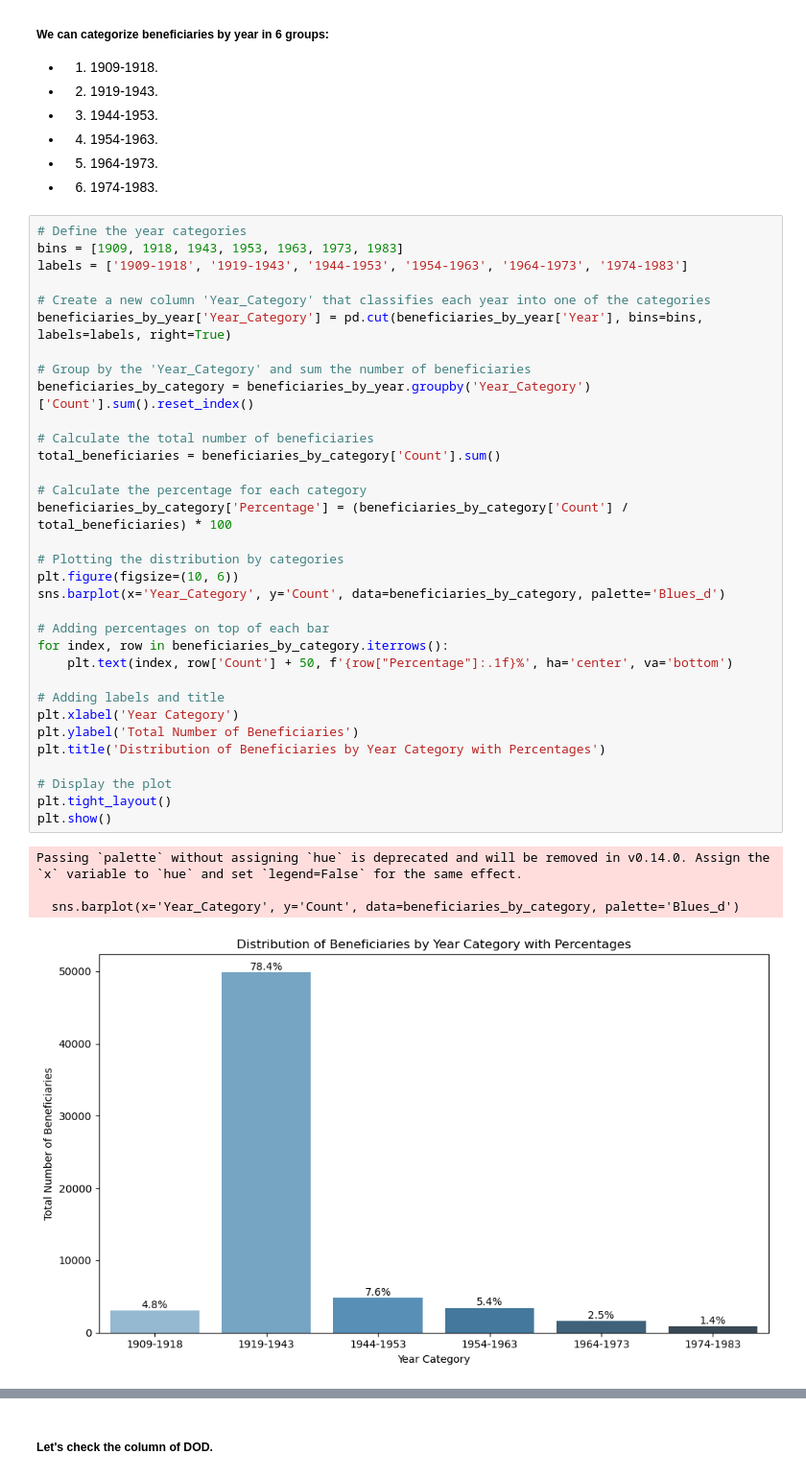
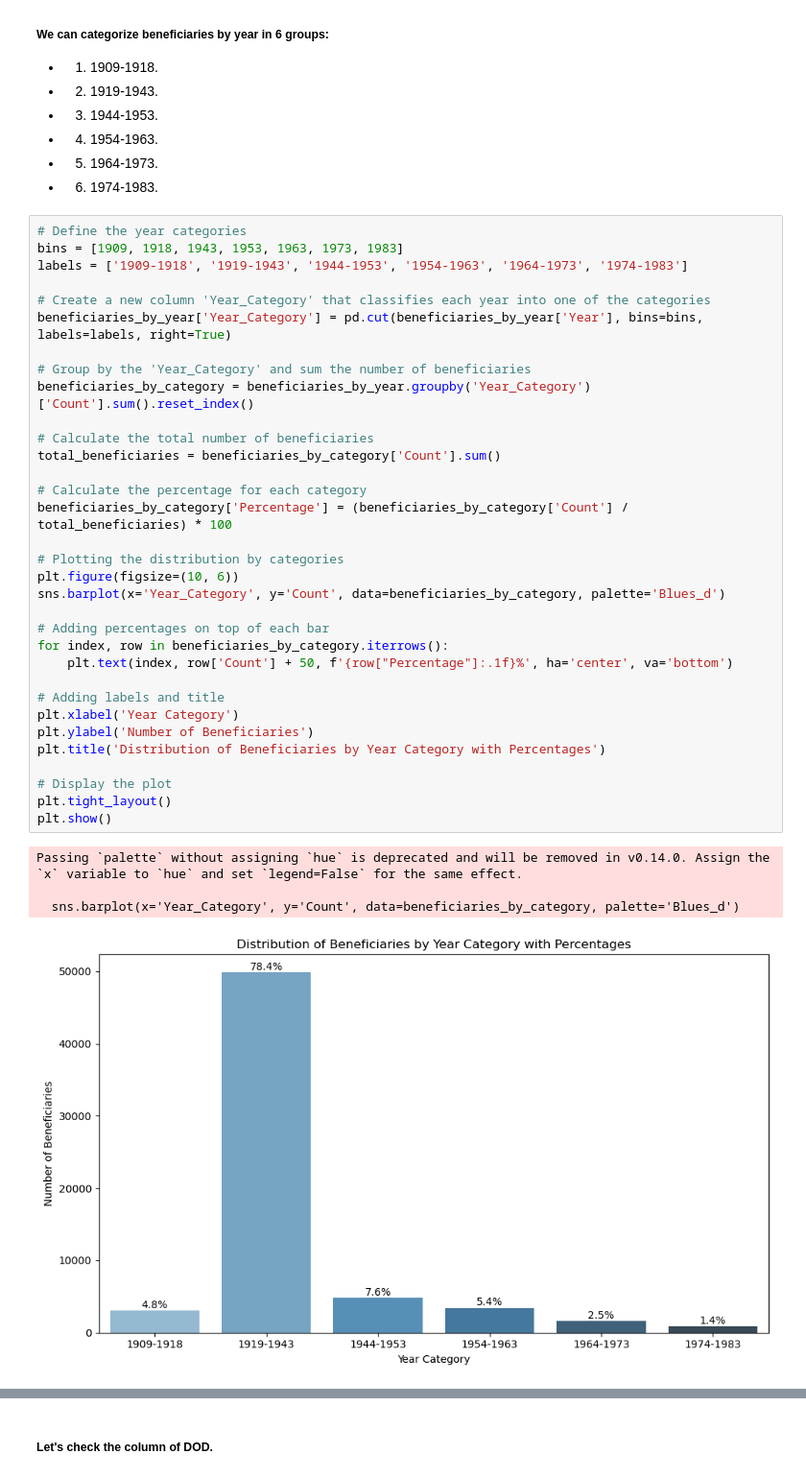
Before and after one commit to CesarChaparro1974/Healthcare-provider-fraud-detection, a Jupyter notebook: notebook.ipynb, the cells around one changed output, grey strips where cells are left out. Shown at 96% size. Saved outputs shown, nothing was run; the diff lists cells and outputs as text.

Commit message:
ended EDA beneficiaries

```diff
--- a/notebook.ipynb
+++ b/notebook.ipynb
@@ -213,32 +218,32 @@ labels = ['1909-1918', '1919-1943', '1944-1953', '1954-1963', '1964-1973', '1974
 beneficiaries_by_year['Year_Category'] = pd.cut(beneficiaries_by_year['Year'], bins=bins, labels=labels, right=True)
 
 # Group by the 'Year_Category' and sum the number of beneficiaries
 beneficiaries_by_category = beneficiaries_by_year.groupby('Year_Category')['Count'].sum().reset_index()
 
 # Calculate the total number of beneficiaries
 total_beneficiaries = beneficiaries_by_category['Count'].sum()
 
 # Calculate the percentage for each category
 beneficiaries_by_category['Percentage'] = (beneficiaries_by_category['Count'] / total_beneficiaries) * 100
 
 # Plotting the distribution by categories
 plt.figure(figsize=(10, 6))
 sns.barplot(x='Year_Category', y='Count', data=beneficiaries_by_category, palette='Blues_d')
 
 # Adding percentages on top of each bar
 for index, row in beneficiaries_by_category.iterrows():
     plt.text(index, row['Count'] + 50, f'{row["Percentage"]:.1f}%', ha='center', va='bottom')
 
 # Adding labels and title
 plt.xlabel('Year Category')
-plt.ylabel('Total Number of Beneficiaries')
+plt.ylabel('Number of Beneficiaries')
 plt.title('Distribution of Beneficiaries by Year Category with Percentages')
 
 # Display the plot
 plt.tight_layout()
 plt.show()
 # %% [output]
 Passing `palette` without assigning `hue` is deprecated and will be removed in v0.14.0. Assign the `x` variable to `hue` and set `legend=False` for the same effect.
 
   sns.barplot(x='Year_Category', y='Count', data=beneficiaries_by_category, palette='Blues_d')
-[figure, old version]
+[figure, new version]
```
Also changed, not shown: parts of 33 cells of this notebook.
